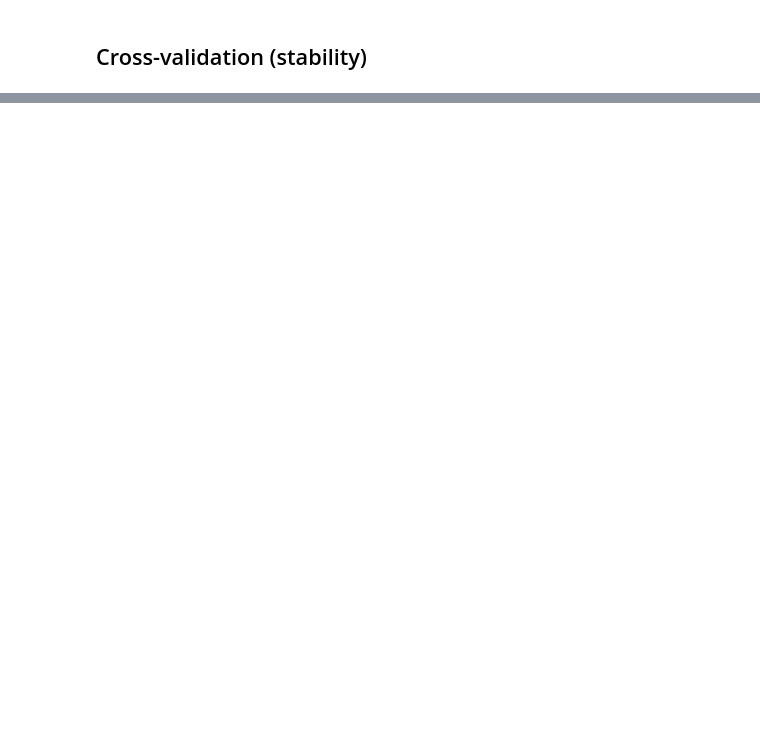
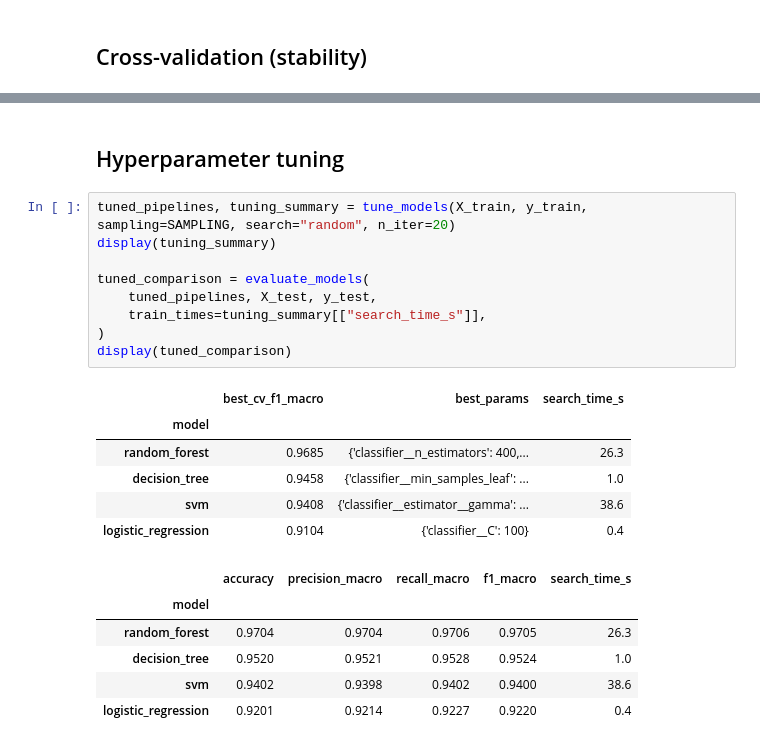
Before and after one commit to oelaimar/CardProfiler, a Jupyter notebook: notebooks/04_classification.ipynb, the cells around one changed output, grey strips where cells are left out. Drawn from its saved outputs; the diff is of its cells as text; blank space fills up the shorter version.

Commit message:
feat: add hyperparameter tuning with grid and random search

```diff
--- a/notebooks/04_classification.ipynb
+++ b/notebooks/04_classification.ipynb
@@ -161,0 +158,24 @@ plt.show()
+# %% [markdown]
+## Hyperparameter tuning
+# %%
+tuned_pipelines, tuning_summary = tune_models(X_train, y_train, sampling=SAMPLING, search="random", n_iter=20)
+display(tuning_summary)
+
+tuned_comparison = evaluate_models(
+    tuned_pipelines, X_test, y_test,
+    train_times=tuning_summary[["search_time_s"]],
+)
+display(tuned_comparison)
+# %% [output]
+|  | best_cv_f1_macro | best_params | search_time_s |
+| model |  |  |  |
+| random_forest | 0.9685 | {'classifier__n_estimators': 400,... | 26.3 |
+| decision_tree | 0.9458 | {'classifier__min_samples_leaf': ... | 1.0 |
+| svm | 0.9408 | {'classifier__estimator__gamma': ... | 38.6 |
+| logistic_regression | 0.9104 | {'classifier__C': 100} | 0.4 |
+|  | accuracy | precision_macro | recall_macro | f1_macro | search_time_s |
+| model |  |  |  |  |  |
+| random_forest | 0.9704 | 0.9704 | 0.9706 | 0.9705 | 26.3 |
+| decision_tree | 0.9520 | 0.9521 | 0.9528 | 0.9524 | 1.0 |
+| svm | 0.9402 | 0.9398 | 0.9402 | 0.9400 | 38.6 |
+| logistic_regression | 0.9201 | 0.9214 | 0.9227 | 0.9220 | 0.4 |
```
Also changed, not shown: parts of 5 cells of this notebook, 1 other file.
